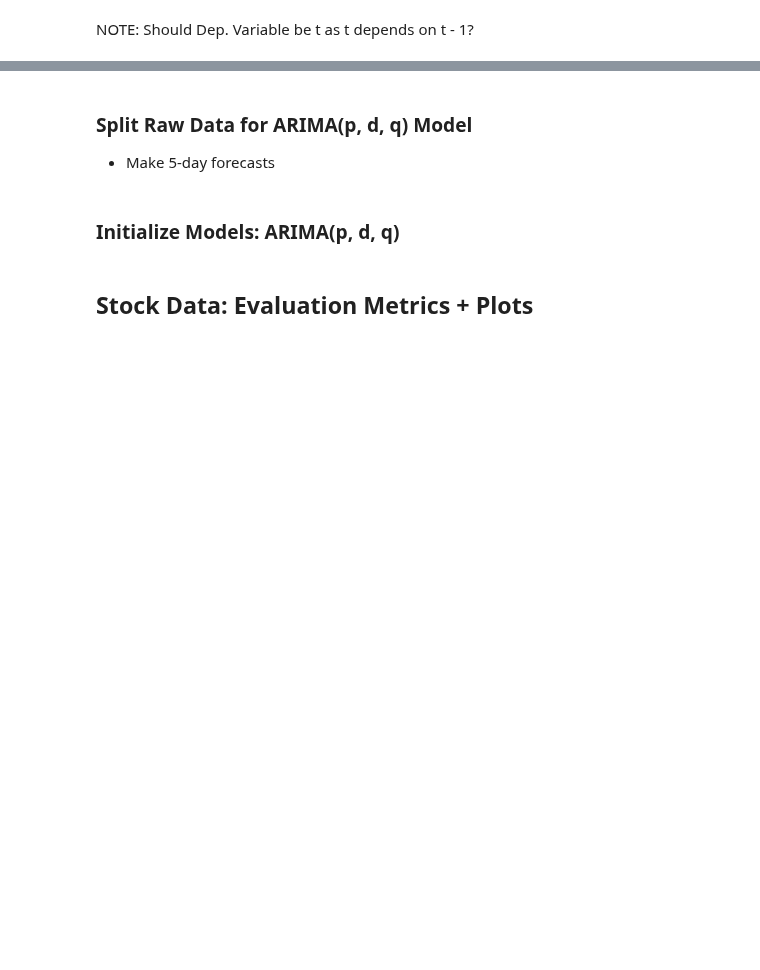
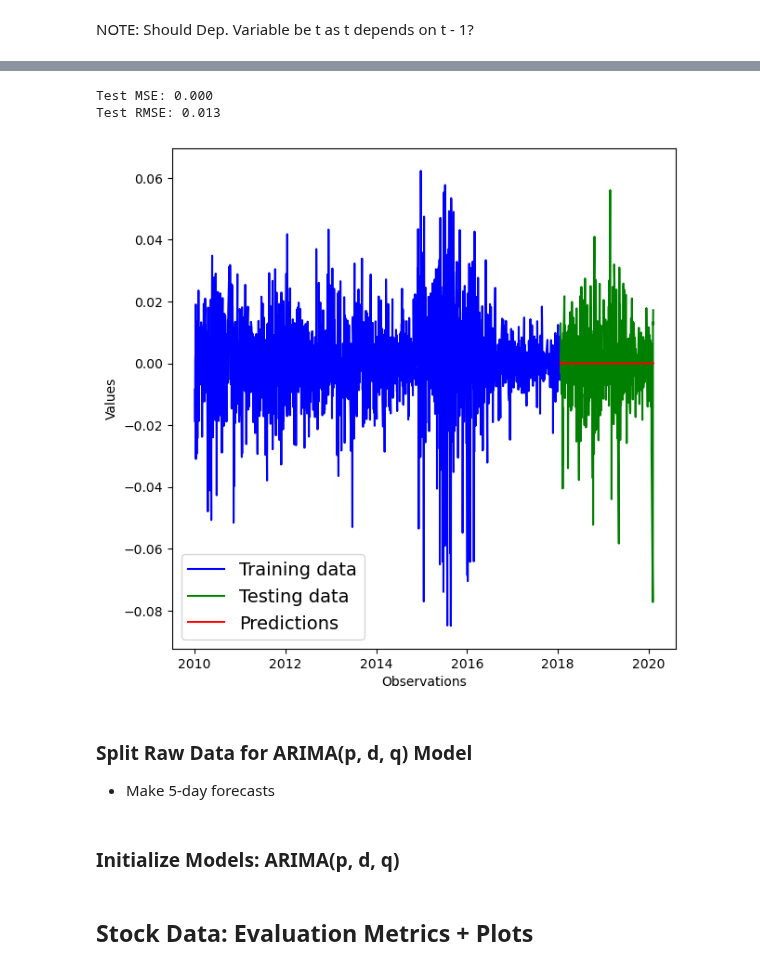
Before and after one commit to Brinkley97/applied_time_series_and_machine_learning, a Jupyter notebook: framework_for_time_series_data/nlp_ts/paper-stock-sse-daily-returns.ipynb, the cells around one changed output, grey strips where cells are left out. Drawn from its saved outputs; the diff is of its cells as text; code cells hidden in the pictures; blank space fills up the shorter version.

```diff
--- a/framework_for_time_series_data/nlp_ts/paper-stock-sse-daily-returns.ipynb
+++ b/framework_for_time_series_data/nlp_ts/paper-stock-sse-daily-returns.ipynb
@@ -471,6 +508,6 @@ error_q = 1 # MA
 # %% [markdown]
 `diff_train_df.values` to drop index of the returned prediction
 # %%
-arma_model_class = ARMA(no_retrain_name, retrain_name, lag_p, error_q)
+arma_model_class = ARMA(no_retrain_name, lag_p, error_q)
 arma_model_class.train(diff_train_df.values)
 arma_model_class.summary()
@@ -481,7 +535,5 @@ len(diff_test_df)
 # %%
 # retrain false
-arma_predictions_no_retrain = arma_model_class.make_predictions(diff_train_df, diff_test_df, False, lag_p)
-
-# retrain true
-arma_predictions_retrain = arma_model_class.make_predictions(diff_train_df, diff_test_df, True, lag_p)
-len(arma_predictions_no_retrain), len(arma_predictions_retrain)
+arma_predictions_no_retrain = arma_model_class.make_predictions(diff_train_df, diff_test_df)
+all_predictions_df = arma_model_class.model_predictions_to_df(diff_test_df, arma_predictions_no_retrain)
+all_predictions_df
@@ -491,0 +555,3 @@ arma_predictions_df
+# %%
+arma_predictions_df = all_predictions_df.iloc[:, 3]
+arma_predictions_df
@@ -492,20 +572,9 @@ arma_predictions_df
 # %%
-EvaluationMetric.eval_mse(diff_test_df, arma_predictions_no_retrain, per_element=False)
-EvaluationMetric.eval_rmse(diff_test_df, arma_predictions_no_retrain, per_element=False)
+EvaluationMetric.eval_mse(all_predictions_df.iloc[:, 0], all_predictions_df.iloc[:, 3], per_element=False)
+EvaluationMetric.eval_rmse(all_predictions_df.iloc[:, 0], all_predictions_df.iloc[:, 3], per_element=False)
 
-EvaluationMetric.eval_mse(diff_test_df, arma_predictions_retrain, per_element=False)
-EvaluationMetric.eval_rmse(diff_test_df, arma_predictions_retrain, per_element=False)
-
-# arma_predictions_dict = {
-#     'ARMA No Retrain': arma_predictions_no_retrain,
-# }
-# scatter_plot = False
-# prediction_plots = InterpolatePlotter(diff_test_df, arma_predictions_dict)
-# prediction_plots.plot_in_sample_predictions(scatter_plot)
-
-# arma_predictions_dict = {
-#     'ARMA Retrain': arma_predictions_retrain,
-# }
-# scatter_plot = False
-# prediction_plots = InterpolatePlotter(diff_test_df, arma_predictions_dict)
-# prediction_plots.plot_in_sample_predictions(scatter_plot)
+data_prediction_plots.plot_ts_training_and_testing_data(diff_train_df, diff_test_df, scatter_type, arma_predictions_df)
+# %% [output]
+Test MSE: 0.000
+Test RMSE: 0.013
+[figure, added]
```
Also changed, not shown: parts of 15 cells of this notebook, 1 other file.
